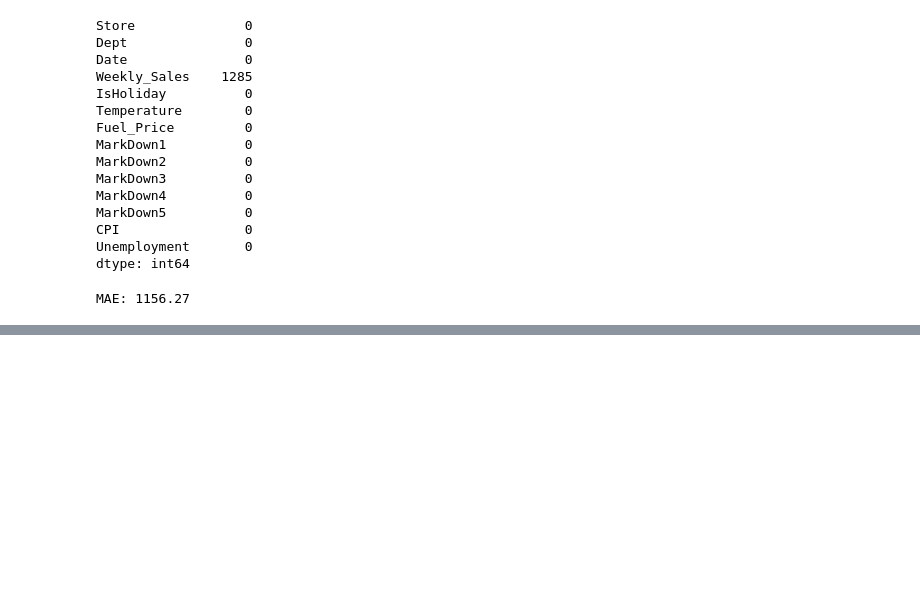
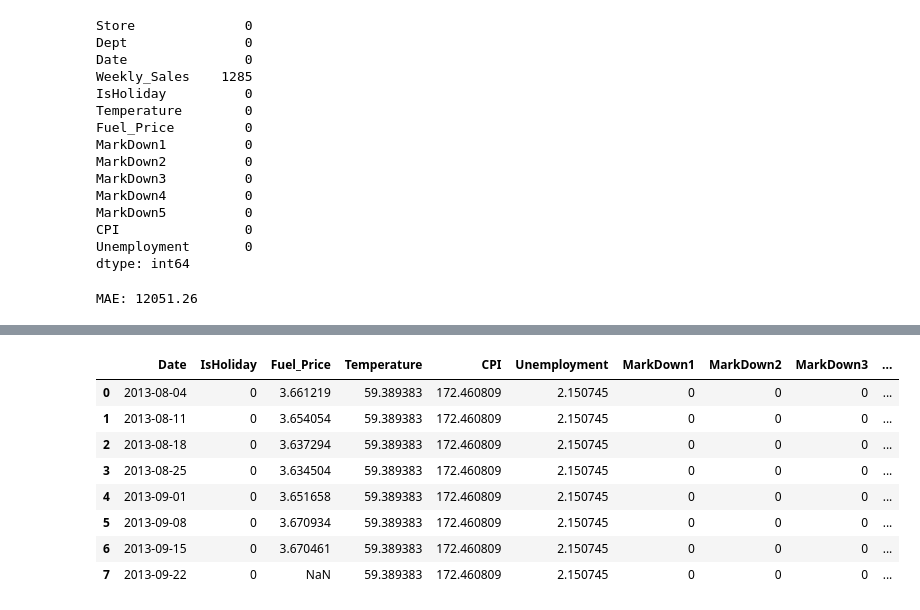
Before and after one commit to hthngoc059/DataStorm2025, a Jupyter notebook: Clean_data_+_EDA.ipynb, the cells around one changed output, grey strips where cells are left out. Cells and saved outputs as stored; diff of their text form; code cells hidden in the pictures; blank space fills up the shorter version.

```diff
--- a/Clean_data_+_EDA.ipynb
+++ b/Clean_data_+_EDA.ipynb
@@ -817,30 +838,27 @@ import pandas as pd
 merged['Date'] = pd.to_datetime(merged['Date'])
 merged = merged.sort_values('Date')
 
-merged['week'] = merged['Date'].dt.isocalendar().week
-merged['month'] = merged['Date'].dt.month
-merged['year'] = merged['Date'].dt.year
+merged['Week'] = merged['Date'].dt.isocalendar().week
+merged['Month'] = merged['Date'].dt.month
+merged['Year'] = merged['Date'].dt.year
 
 merged = merged.sort_values(['Store', 'Dept', 'Date'])
-merged['lag_1'] = merged.groupby(['Store', 'Dept'])['Weekly_Sales'].shift(1)
-merged['lag_2'] = merged.groupby(['Store', 'Dept'])['Weekly_Sales'].shift(2)
-merged['lag_3'] = merged.groupby(['Store', 'Dept'])['Weekly_Sales'].shift(3)
-merged['rolling_mean_3'] = merged.groupby(['Store', 'Dept'])['Weekly_Sales'].shift(1).rolling(window=3).mean()
 merged = merged.dropna()
 
-train = merged[merged['year'] < 2012]
-test = merged[merged['year'] == 2012]
+train = merged[merged['Year'] < 2012]
+test = merged[merged['Year'] == 2012]
 
 from sklearn.ensemble import RandomForestRegressor
 
-features = [
+feature = [
     'Temperature', 'Fuel_Price', 'CPI', 'Unemployment',
-    'week', 'month', 'year', 'lag_1', 'lag_2', 'lag_3', 'rolling_mean_3'
+    'MarkDown1', 'MarkDown2', 'MarkDown3', 'MarkDown4', 'MarkDown5',
+    'IsHoliday', 'Week', 'Month', 'Year'
 ]
 
-X_train = train[features]
+X_train = train[feature]
 y_train = train['Weekly_Sales']
-X_test = test[features]
+X_test = test[feature]
 y_test = test['Weekly_Sales']
 
 model = RandomForestRegressor(
@@ -856,4 +874,40 @@ preds = model.predict(X_test)
 mae = mean_absolute_error(y_test, preds)
 print(f"MAE: {mae:.2f}")
 # %% [output]
-MAE: 1156.27
+MAE: 12051.26
+# %%
+# Dự báo 8 tuần tiếp theo sau ngày cuối cùng trong dataset.
+last_date = features['Date'].max()
+future_dates = pd.date_range(start=last_date + pd.Timedelta(days=7), periods=8, freq='W')
+
+# Tạo DataFrame rỗng có cấu trúc giống dataset gốc
+future_features = pd.DataFrame({
+    'Date': future_dates,
+})
+future_features['IsHoliday'] = 0  # mặc định không có kỳ nghỉ
+
+# Dự báo Fuel_Price sử dụng Prophet
+from prophet import Prophet
+
+fuel_features = features[['Date', 'Fuel_Price']].rename(columns={'Date': 'ds', 'Fuel_Price': 'y'})
+m_fuel = Prophet()
+m_fuel.fit(fuel_features)
+future_fuel = m_fuel.make_future_dataframe(periods=8, freq='W')
+forecast_fuel = m_fuel.predict(future_fuel)
+future_features = future_features.merge(forecast_fuel[['ds', 'yhat']], left_on='Date', right_on='ds', how='left')
+future_features.rename(columns={'yhat': 'Fuel_Price'}, inplace=True)
+future_features.drop(columns=['ds'], inplace=True)
+
+future_features['Temperature'] = features['Temperature'].mean()
+future_features['CPI'] = features['CPI'].mean()
+future_features['Unemployment'] = features['Unemployment'].mean()
+for i in range(1, 6):
+    future_features[f'MarkDown{i}'] = 0 # giả sử không có markdown trong tương lai
+
+
+future_features['Week'] = future_features['Date'].dt.isocalendar().week
+future_features['Month'] = future_features['Date'].dt.month
+future_features['Year'] = future_features['Date'].dt.year
+
+future_features
+# %% [output]
@@ -859,0 +916,9 @@ MAE: 1156.27
+|  | Date | IsHoliday | Fuel_Price | Temperature | CPI | Unemployment | MarkDown1 | MarkDown2 | MarkDown3 | ... |
+| 0 | 2013-08-04 | 0 | 3.661219 | 59.389383 | 172.460809 | 2.150745 | 0 | 0 | 0 | ... |
+| 1 | 2013-08-11 | 0 | 3.654054 | 59.389383 | 172.460809 | 2.150745 | 0 | 0 | 0 | ... |
+| 2 | 2013-08-18 | 0 | 3.637294 | 59.389383 | 172.460809 | 2.150745 | 0 | 0 | 0 | ... |
+| 3 | 2013-08-25 | 0 | 3.634504 | 59.389383 | 172.460809 | 2.150745 | 0 | 0 | 0 | ... |
+| 4 | 2013-09-01 | 0 | 3.651658 | 59.389383 | 172.460809 | 2.150745 | 0 | 0 | 0 | ... |
+| 5 | 2013-09-08 | 0 | 3.670934 | 59.389383 | 172.460809 | 2.150745 | 0 | 0 | 0 | ... |
+| 6 | 2013-09-15 | 0 | 3.670461 | 59.389383 | 172.460809 | 2.150745 | 0 | 0 | 0 | ... |
+| 7 | 2013-09-22 | 0 | NaN | 59.389383 | 172.460809 | 2.150745 | 0 | 0 | 0 | ... |
```
Also changed, not shown: parts of 13 cells of this notebook, 1 other file.
